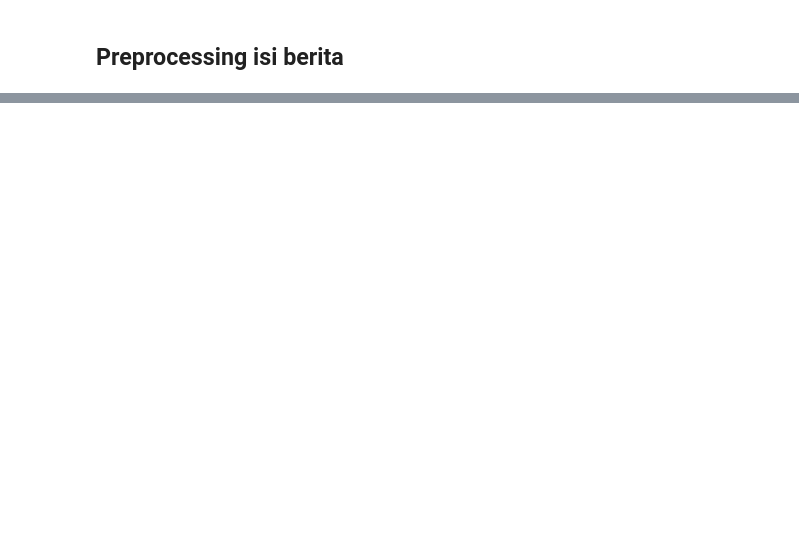
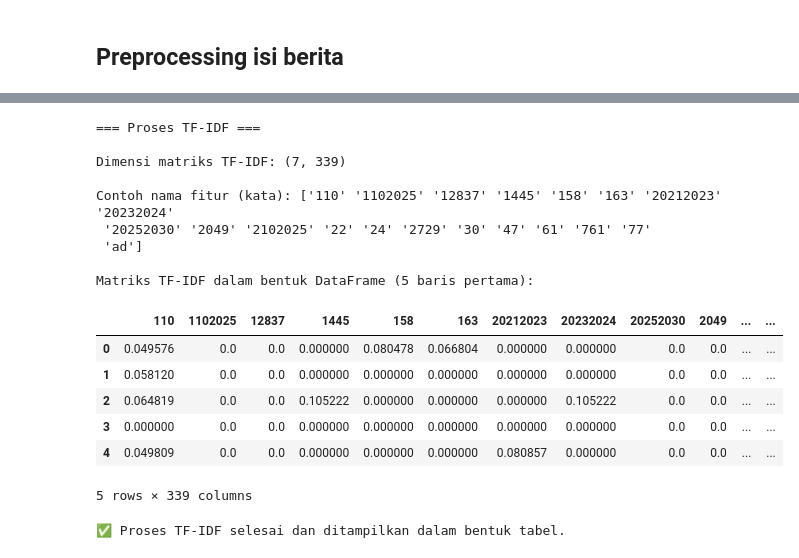
Before and after one commit to rafaelhafid257/ppw, a Jupyter notebook: _sources/intro4.ipynb, the cells around one changed output, grey strips where cells are left out. Saved outputs shown, nothing was run; the diff lists cells and outputs as text; code cells hidden in the pictures; blank space fills up the shorter version.

```diff
--- a/_sources/intro4.ipynb
+++ b/_sources/intro4.ipynb
@@ -536,0 +542,67 @@ Hasil disimpan dalam file 'berita_liputan6_bersih.csv'
+# %%
+from sklearn.feature_extraction.text import TfidfVectorizer
+import pandas as pd
+
+# Pastikan dataframe df_processed sudah ada dari langkah preprocessing sebelumnya
+# Jika belum, muat dari file CSV
+try:
+    df_processed
+except NameError:
+    try:
+        df_processed = pd.read_csv('berita_liputan6_bersih.csv')
+        # Mengubah kolom 'tokens' dari string representasi list menjadi list sebenarnya
+        df_processed['tokens'] = df_processed['tokens'].apply(eval)
+        print("Memuat data dari 'berita_liputan6_bersih.csv'")
+    except FileNotFoundError:
+        print("Error: File 'berita_liputan6_bersih.csv' tidak ditemukan. Harap jalankan langkah preprocessing terlebih dahulu.")
+        # Keluar dari eksekusi jika file tidak ditemukan
+        raise
+
+# Kolom yang akan digunakan untuk TF-IDF
+kolom_teks_string = 'tokens_string'
+
+# Periksa apakah kolom yang dibutuhkan ada
+if kolom_teks_string not in df_processed.columns:
+    print(f"Error: Kolom '{kolom_teks_string}' tidak ditemukan dalam dataframe.")
+else:
+    print("=== Proses TF-IDF ===")
+    # Inisialisasi TfidfVectorizer
+    # max_features bisa disesuaikan untuk membatasi jumlah kata yang dipertimbangkan
+    tfidf_vectorizer = TfidfVectorizer(max_features=1000) # Contoh: ambil 1000 fitur teratas
+
+    # Terapkan TF-IDF pada kolom teks
+    # Handle potential NaN values by converting to string
+    tfidf_matrix = tfidf_vectorizer.fit_transform(df_processed[kolom_teks_string].astype(str))
+
+    # tfidf_matrix adalah representasi sparse matrix
+    print("\nDimensi matriks TF-IDF:", tfidf_matrix.shape)
+
+    # Untuk melihat nama fitur (kata-kata)
+    nama_fitur = tfidf_vectorizer.get_feature_names_out()
+    print("\nContoh nama fitur (kata):", nama_fitur[:20]) # Tampilkan 20 kata pertama
+
+    # Mengubah sparse matrix menjadi dense matrix dan membuat DataFrame
+    df_tfidf = pd.DataFrame(tfidf_matrix.todense(), columns=nama_fitur)
+
+    print("\nMatriks TF-IDF dalam bentuk DataFrame (5 baris pertama):")
+    display(df_tfidf.head())
+
+    print("\n✅ Proses TF-IDF selesai dan ditampilkan dalam bentuk tabel.")
+# %% [output]
+=== Proses TF-IDF ===
+
+Dimensi matriks TF-IDF: (7, 339)
+
+Contoh nama fitur (kata): ['110' '1102025' '12837' '1445' '158' '163' '20212023' '20232024'
+ '20252030' '2049' '2102025' '22' '24' '2729' '30' '47' '61' '761' '77'
+ 'ad']
+
+Matriks TF-IDF dalam bentuk DataFrame (5 baris pertama):
+|  | 110 | 1102025 | 12837 | 1445 | 158 | 163 | 20212023 | 20232024 | 20252030 | 2049 | ... | ... |
+| 0 | 0.049576 | 0.0 | 0.0 | 0.000000 | 0.080478 | 0.066804 | 0.000000 | 0.000000 | 0.0 | 0.0 | ... | ... |
+| 1 | 0.058120 | 0.0 | 0.0 | 0.000000 | 0.000000 | 0.000000 | 0.000000 | 0.000000 | 0.0 | 0.0 | ... | ... |
+| 2 | 0.064819 | 0.0 | 0.0 | 0.105222 | 0.000000 | 0.000000 | 0.000000 | 0.105222 | 0.0 | 0.0 | ... | ... |
+| 3 | 0.000000 | 0.0 | 0.0 | 0.000000 | 0.000000 | 0.000000 | 0.000000 | 0.000000 | 0.0 | 0.0 | ... | ... |
+| 4 | 0.049809 | 0.0 | 0.0 | 0.000000 | 0.000000 | 0.000000 | 0.080857 | 0.000000 | 0.0 | 0.0 | ... | ... |
+5 rows × 339 columns
+✅ Proses TF-IDF selesai dan ditampilkan dalam bentuk tabel.
```
Also changed, not shown: parts of 13 cells of this notebook, 5 other files.
